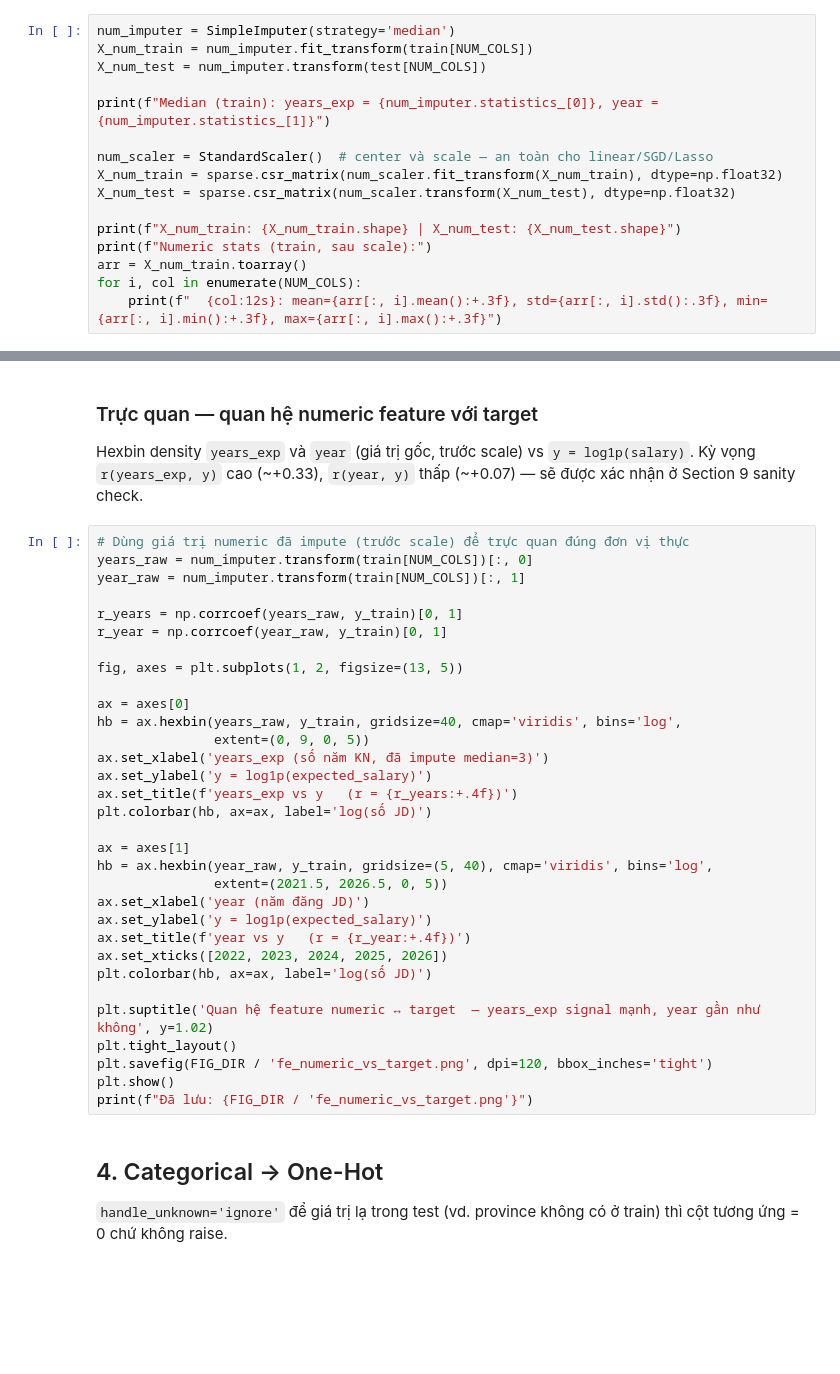
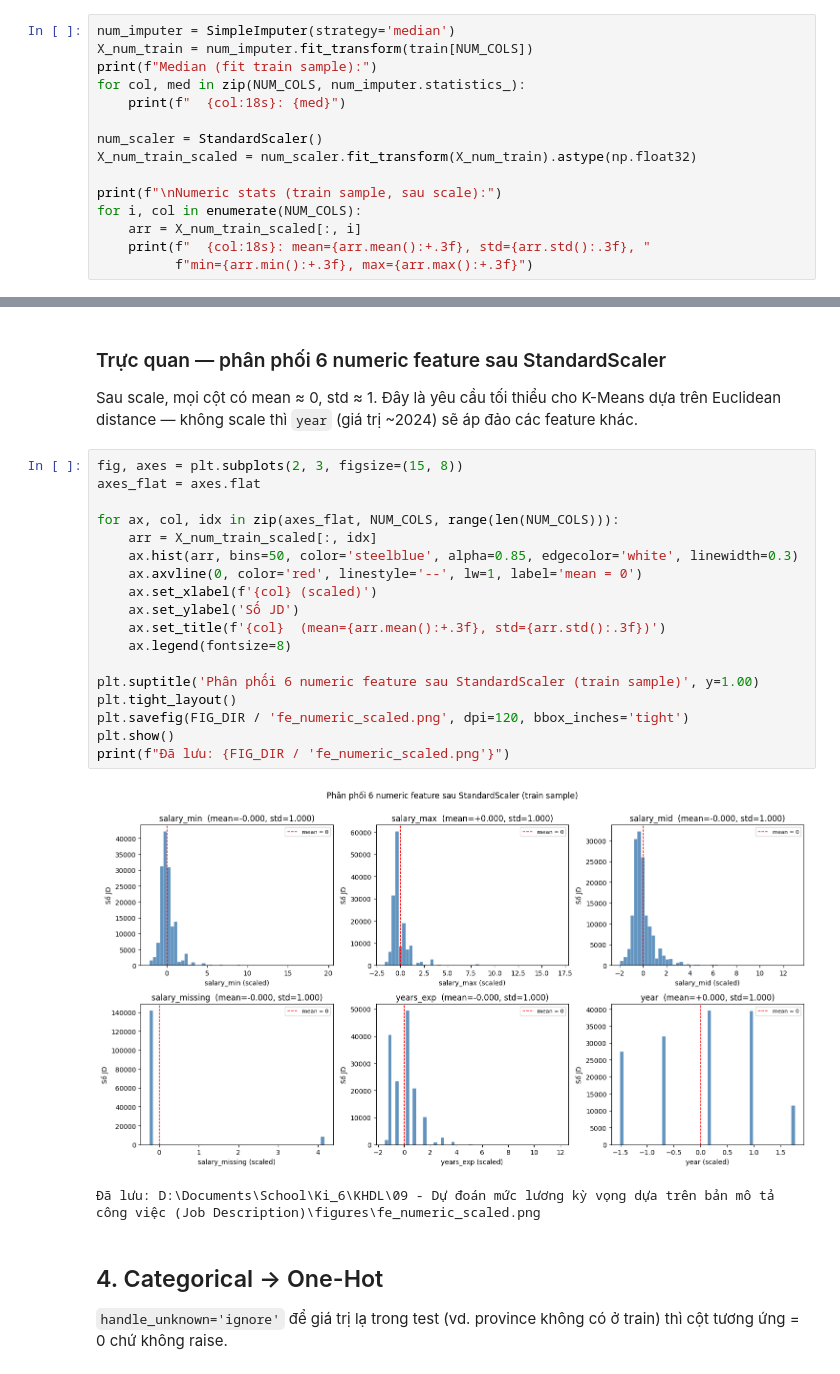
Before and after one commit to anhquan1111/khdl-vietnam-career-clustering, a Jupyter notebook: notebooks/03_Feature_Engineering.ipynb, the cells around one changed output, grey strips where cells are left out. Cells and saved outputs as stored; diff of their text form; blank space fills up the shorter version.

```diff
--- a/notebooks/03_Feature_Engineering.ipynb
+++ b/notebooks/03_Feature_Engineering.ipynb
@@ -185,17 +219,16 @@ print(f"Đã lưu: {FIG_DIR / 'fe_target_log_transform.png'}")
 # %%
 num_imputer = SimpleImputer(strategy='median')
 X_num_train = num_imputer.fit_transform(train[NUM_COLS])
-X_num_test = num_imputer.transform(test[NUM_COLS])
+print(f"Median (fit train sample):")
+for col, med in zip(NUM_COLS, num_imputer.statistics_):
+    print(f"  {col:18s}: {med}")
 
-print(f"Median (train): years_exp = {num_imputer.statistics_[0]}, year = {num_imputer.statistics_[1]}")
+num_scaler = StandardScaler()
+X_num_train_scaled = num_scaler.fit_transform(X_num_train).astype(np.float32)
 
-num_scaler = StandardScaler()  # center và scale — an toàn cho linear/SGD/Lasso
-X_num_train = sparse.csr_matrix(num_scaler.fit_transform(X_num_train), dtype=np.float32)
-X_num_test = sparse.csr_matrix(num_scaler.transform(X_num_test), dtype=np.float32)
-
-print(f"X_num_train: {X_num_train.shape} | X_num_test: {X_num_test.shape}")
-print(f"Numeric stats (train, sau scale):")
-arr = X_num_train.toarray()
+print(f"\nNumeric stats (train sample, sau scale):")
 for i, col in enumerate(NUM_COLS):
-    print(f"  {col:12s}: mean={arr[:, i].mean():+.3f}, std={arr[:, i].std():.3f}, min={arr[:, i].min():+.3f}, max={arr[:, i].max():+.3f}")
+    arr = X_num_train_scaled[:, i]
+    print(f"  {col:18s}: mean={arr.mean():+.3f}, std={arr.std():.3f}, "
+          f"min={arr.min():+.3f}, max={arr.max():+.3f}")
 # %% [output]
@@ -207,39 +250,28 @@ Numeric stats (train, sau scale):
 # %% [markdown]
-### Trực quan — quan hệ numeric feature với target
+### Trực quan — phân phối 6 numeric feature sau StandardScaler
 
-Hexbin density `years_exp` và `year` (giá trị gốc, trước scale) vs `y = log1p(salary)`. Kỳ vọng `r(years_exp, y)` cao (~+0.33), `r(year, y)` thấp (~+0.07) — sẽ được xác nhận ở Section 9 sanity check.
+Sau scale, mọi cột có mean ≈ 0, std ≈ 1. Đây là yêu cầu tối thiểu cho K-Means dựa trên Euclidean distance — không scale thì `year` (giá trị ~2024) sẽ áp đảo các feature khác.
 # %%
-# Dùng giá trị numeric đã impute (trước scale) để trực quan đúng đơn vị thực
-years_raw = num_imputer.transform(train[NUM_COLS])[:, 0]
-year_raw = num_imputer.transform(train[NUM_COLS])[:, 1]
+fig, axes = plt.subplots(2, 3, figsize=(15, 8))
+axes_flat = axes.flat
 
-r_years = np.corrcoef(years_raw, y_train)[0, 1]
-r_year = np.corrcoef(year_raw, y_train)[0, 1]
+for ax, col, idx in zip(axes_flat, NUM_COLS, range(len(NUM_COLS))):
+    arr = X_num_train_scaled[:, idx]
+    ax.hist(arr, bins=50, color='steelblue', alpha=0.85, edgecolor='white', linewidth=0.3)
+    ax.axvline(0, color='red', linestyle='--', lw=1, label='mean = 0')
+    ax.set_xlabel(f'{col} (scaled)')
+    ax.set_ylabel('Số JD')
+    ax.set_title(f'{col}  (mean={arr.mean():+.3f}, std={arr.std():.3f})')
+    ax.legend(fontsize=8)
 
-fig, axes = plt.subplots(1, 2, figsize=(13, 5))
-
-ax = axes[0]
-hb = ax.hexbin(years_raw, y_train, gridsize=40, cmap='viridis', bins='log',
-               extent=(0, 9, 0, 5))
-ax.set_xlabel('years_exp (số năm KN, đã impute median=3)')
-ax.set_ylabel('y = log1p(expected_salary)')
-ax.set_title(f'years_exp vs y   (r = {r_years:+.4f})')
-plt.colorbar(hb, ax=ax, label='log(số JD)')
-
-ax = axes[1]
-hb = ax.hexbin(year_raw, y_train, gridsize=(5, 40), cmap='viridis', bins='log',
-               extent=(2021.5, 2026.5, 0, 5))
-ax.set_xlabel('year (năm đăng JD)')
-ax.set_ylabel('y = log1p(expected_salary)')
-ax.set_title(f'year vs y   (r = {r_year:+.4f})')
-ax.set_xticks([2022, 2023, 2024, 2025, 2026])
-plt.colorbar(hb, ax=ax, label='log(số JD)')
-
-plt.suptitle('Quan hệ feature numeric ↔ target  — years_exp signal mạnh, year gần như không', y=1.02)
+plt.suptitle('Phân phối 6 numeric feature sau StandardScaler (train sample)', y=1.00)
 plt.tight_layout()
-plt.savefig(FIG_DIR / 'fe_numeric_vs_target.png', dpi=120, bbox_inches='tight')
+plt.savefig(FIG_DIR / 'fe_numeric_scaled.png', dpi=120, bbox_inches='tight')
 plt.show()
-print(f"Đã lưu: {FIG_DIR / 'fe_numeric_vs_target.png'}")
+print(f"Đã lưu: {FIG_DIR / 'fe_numeric_scaled.png'}")
+# %% [output]
+[figure, added]
+Đã lưu: D:\Documents\School\Ki_6\KHDL\09 - Dự đoán mức lương kỳ vọng dựa trên bản mô tả công việc (Job Description)\figures\fe_numeric_scaled.png
 # %% [markdown]
 ## 4. Categorical → One-Hot
 
```
Also changed, not shown: parts of 27 cells of this notebook, 2 other files.
